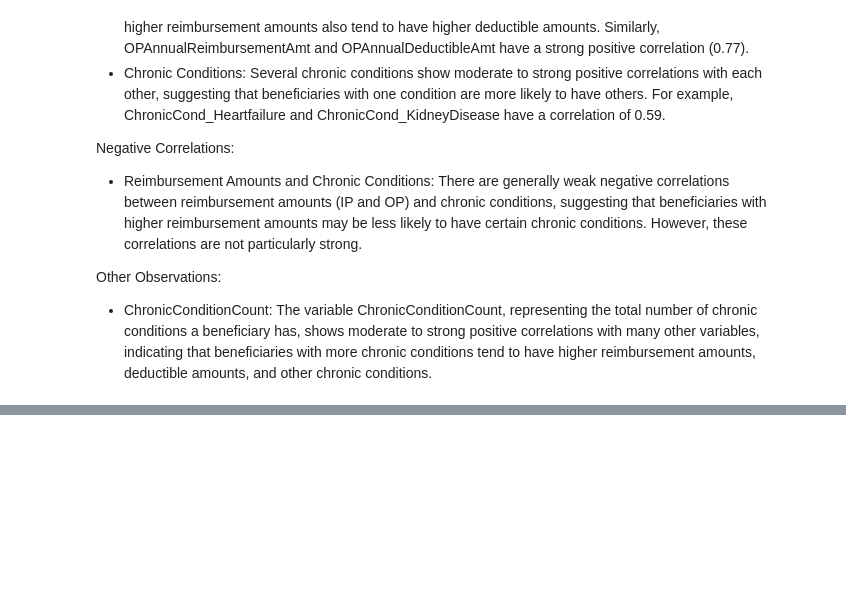
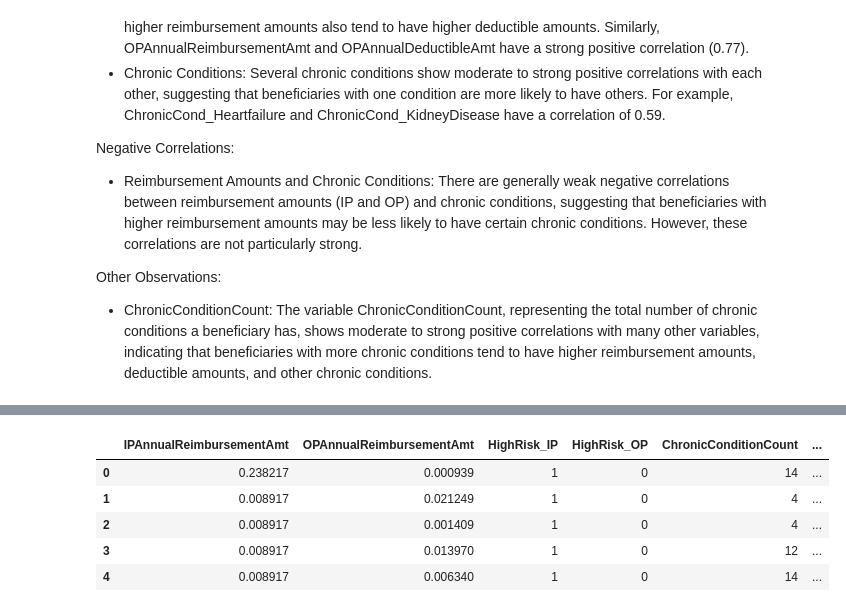
Before and after one commit to shivi13102/Healthcare-Fraud-Provider-Detection-Analysis, a Jupyter notebook: dataTransform.ipynb, the cells around one changed output, grey strips where cells are left out. Drawn from its saved outputs; the diff is of its cells as text; code cells hidden in the pictures; blank space fills up the shorter version.

```diff
--- a/dataTransform.ipynb
+++ b/dataTransform.ipynb
@@ -414,0 +429,51 @@ Other Observations:
+# %%
+# Define thresholds for "high" and "low" reimbursement amounts
+high_threshold = 0.95  # 95th percentile
+low_threshold = 0.05   # 5th percentile
+
+# Calculate high and low thresholds for inpatient and outpatient reimbursements
+IP_high_threshold = train_beneficiary['IPAnnualReimbursementAmt'].quantile(high_threshold)
+IP_low_threshold = train_beneficiary['IPAnnualReimbursementAmt'].quantile(low_threshold)
+
+OP_high_threshold = train_beneficiary['OPAnnualReimbursementAmt'].quantile(high_threshold)
+OP_low_threshold = train_beneficiary['OPAnnualReimbursementAmt'].quantile(low_threshold)
+
+# Create flags for high-risk based on reimbursement amounts
+train_beneficiary['HighRisk_IP'] = ((train_beneficiary['IPAnnualReimbursementAmt'] >= IP_high_threshold) |
+                                    (train_beneficiary['IPAnnualReimbursementAmt'] <= IP_low_threshold)).astype(int)
+
+train_beneficiary['HighRisk_OP'] = ((train_beneficiary['OPAnnualReimbursementAmt'] >= OP_high_threshold) |
+                                    (train_beneficiary['OPAnnualReimbursementAmt'] <= OP_low_threshold)).astype(int)
+
+# Additional flags based on age, gender, and chronic conditions
+# For chronic conditions, assume chronic conditions columns are already binary (0/1)
+chronic_condition_cols = [col for col in train_beneficiary.columns if 'ChronicCond' in col]
+
+# Number of chronic conditions
+train_beneficiary['ChronicConditionCount'] = train_beneficiary[chronic_condition_cols].sum(axis=1)
+
+# Create a flag for high chronic condition count
+train_beneficiary['HighRisk_Chronic'] = (train_beneficiary['ChronicConditionCount'] > 5).astype(int)
+
+# Consider Age and Gender in risk flag (e.g., older males with high chronic conditions may be at higher risk)
+train_beneficiary['HighRisk_AgeGender'] = ((train_beneficiary['Age'] > 75) &
+                                           (train_beneficiary['Gender'] == 'M') &
+                                           (train_beneficiary['ChronicConditionCount'] > 3)).astype(int)
+
+# Combined high-risk flag
+train_beneficiary['HighRisk_Combined'] = (train_beneficiary['HighRisk_IP'] |
+                                          train_beneficiary['HighRisk_OP'] |
+                                          train_beneficiary['HighRisk_Chronic'] |
+                                          train_beneficiary['HighRisk_AgeGender']).astype(int)
+# %%
+# Display the first few rows of the train_beneficiary DataFrame to view the output
+train_beneficiary[['IPAnnualReimbursementAmt', 'OPAnnualReimbursementAmt', 'HighRisk_IP',
+                   'HighRisk_OP', 'ChronicConditionCount', 'HighRisk_Chronic',
+                   'HighRisk_AgeGender', 'HighRisk_Combined']].head()
+# %% [output]
+|  | IPAnnualReimbursementAmt | OPAnnualReimbursementAmt | HighRisk_IP | HighRisk_OP | ChronicConditionCount | ... |
+| 0 | 0.238217 | 0.000939 | 1 | 0 | 14 | ... |
+| 1 | 0.008917 | 0.021249 | 1 | 0 | 4 | ... |
+| 2 | 0.008917 | 0.001409 | 1 | 0 | 4 | ... |
+| 3 | 0.008917 | 0.013970 | 1 | 0 | 12 | ... |
+| 4 | 0.008917 | 0.006340 | 1 | 0 | 14 | ... |
```
Also changed, not shown: parts of 8 cells of this notebook.
